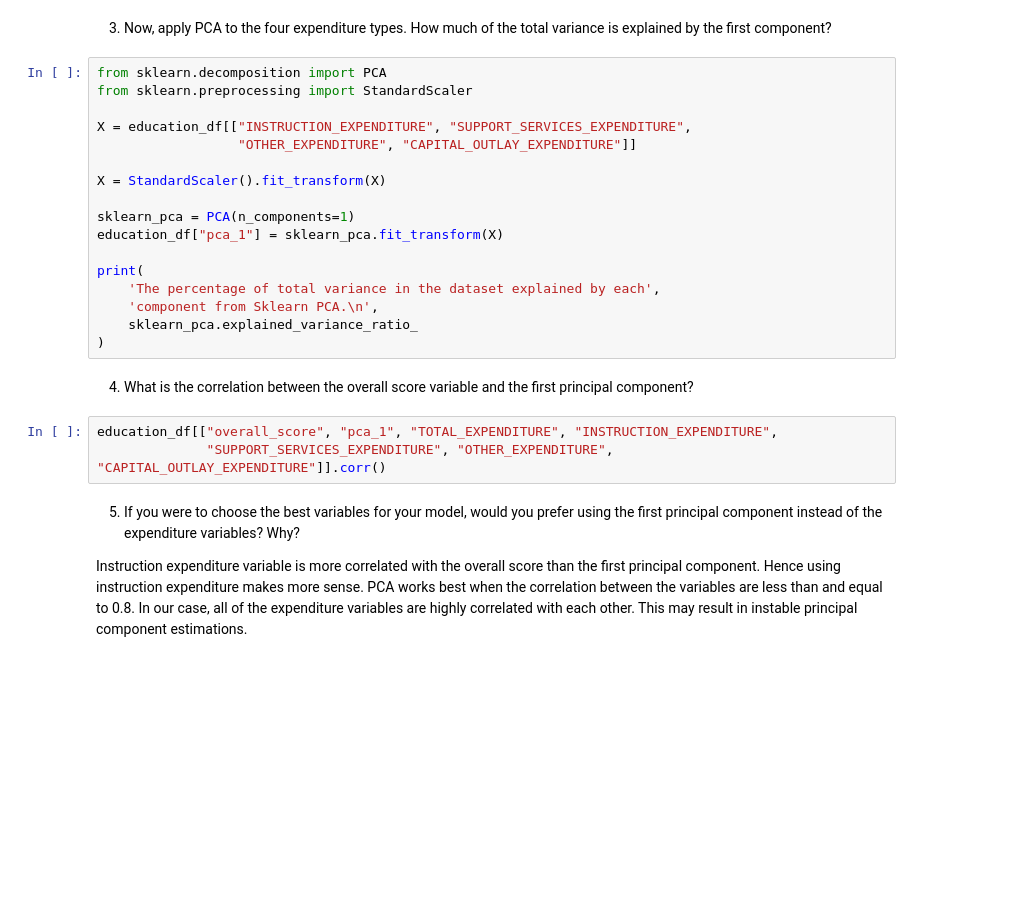
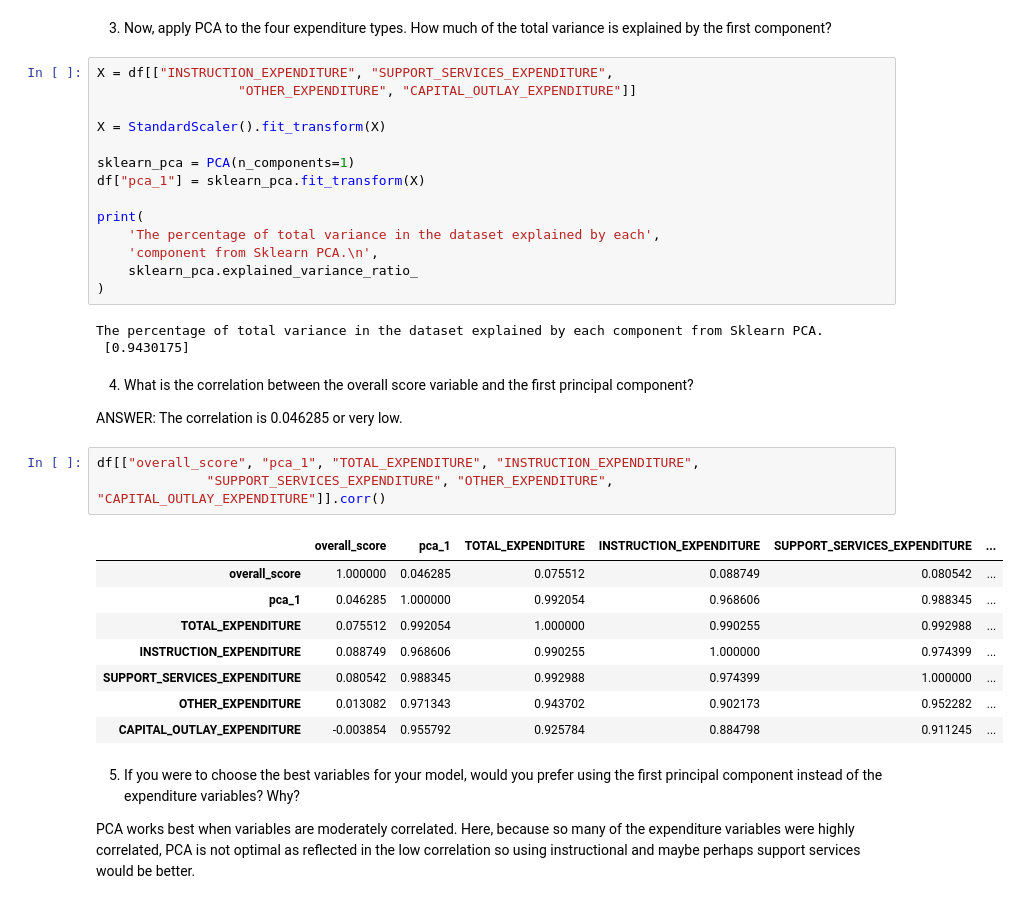
Before and after one commit to mgalaviz1/my_work, a Jupyter notebook: week5_eda/feature2.ipynb, the cells around one changed output. Cells and saved outputs as stored; diff of their text form; blank space fills up the shorter version.

```diff
--- a/week5_eda/feature2.ipynb
+++ b/week5_eda/feature2.ipynb
@@ -50,27 +124,38 @@ education_df[["overall_score", "TOTAL_EXPENDITURE", "INSTRUCTION_EXPENDITURE",
 # %% [markdown]
 3. Now, apply PCA to the four expenditure types. How much of the total variance is explained by the first component?
 # %%
-from sklearn.decomposition import PCA
-from sklearn.preprocessing import StandardScaler
-
-X = education_df[["INSTRUCTION_EXPENDITURE", "SUPPORT_SERVICES_EXPENDITURE",
+X = df[["INSTRUCTION_EXPENDITURE", "SUPPORT_SERVICES_EXPENDITURE",
                   "OTHER_EXPENDITURE", "CAPITAL_OUTLAY_EXPENDITURE"]]
 
 X = StandardScaler().fit_transform(X)
 
 sklearn_pca = PCA(n_components=1)
-education_df["pca_1"] = sklearn_pca.fit_transform(X)
+df["pca_1"] = sklearn_pca.fit_transform(X)
 
 print(
     'The percentage of total variance in the dataset explained by each',
     'component from Sklearn PCA.\n',
     sklearn_pca.explained_variance_ratio_
 )
+# %% [output]
+The percentage of total variance in the dataset explained by each component from Sklearn PCA.
+ [0.9430175]
 # %% [markdown]
 4. What is the correlation between the overall score variable and the first principal component?
+
+ANSWER:  The correlation is 0.046285 or very low.
 # %%
-education_df[["overall_score", "pca_1", "TOTAL_EXPENDITURE", "INSTRUCTION_EXPENDITURE",
+df[["overall_score", "pca_1", "TOTAL_EXPENDITURE", "INSTRUCTION_EXPENDITURE",
               "SUPPORT_SERVICES_EXPENDITURE", "OTHER_EXPENDITURE", "CAPITAL_OUTLAY_EXPENDITURE"]].corr()
+# %% [output]
+|  | overall_score | pca_1 | TOTAL_EXPENDITURE | INSTRUCTION_EXPENDITURE | SUPPORT_SERVICES_EXPENDITURE | ... |
+| overall_score | 1.000000 | 0.046285 | 0.075512 | 0.088749 | 0.080542 | ... |
+| pca_1 | 0.046285 | 1.000000 | 0.992054 | 0.968606 | 0.988345 | ... |
+| TOTAL_EXPENDITURE | 0.075512 | 0.992054 | 1.000000 | 0.990255 | 0.992988 | ... |
+| INSTRUCTION_EXPENDITURE | 0.088749 | 0.968606 | 0.990255 | 1.000000 | 0.974399 | ... |
+| SUPPORT_SERVICES_EXPENDITURE | 0.080542 | 0.988345 | 0.992988 | 0.974399 | 1.000000 | ... |
+| OTHER_EXPENDITURE | 0.013082 | 0.971343 | 0.943702 | 0.902173 | 0.952282 | ... |
+| CAPITAL_OUTLAY_EXPENDITURE | -0.003854 | 0.955792 | 0.925784 | 0.884798 | 0.911245 | ... |
 # %% [markdown]
 5. If you were to choose the best variables for your model, would you prefer using the first principal component instead of the expenditure variables? Why?
 
@@ -78,5 +163,4 @@ education_df[["overall_score", "pca_1", "TOTAL_EXPENDITURE", "INSTRUCTION_EXPEND
 
 
 
-
-Instruction expenditure variable is more correlated with the overall score than the first principal component. Hence using instruction expenditure makes more sense. PCA works best when the correlation between the variables are less than and equal to 0.8. In our case, all of the expenditure variables are highly correlated with each other. This may result in instable principal component estimations.
+PCA works best when variables are moderately correlated. Here, because so many of the expenditure variables were highly correlated, PCA is not optimal as reflected in the low correlation so using instructional and maybe perhaps support services would be better.
```
Also changed, not shown: parts of 15 cells of this notebook.
